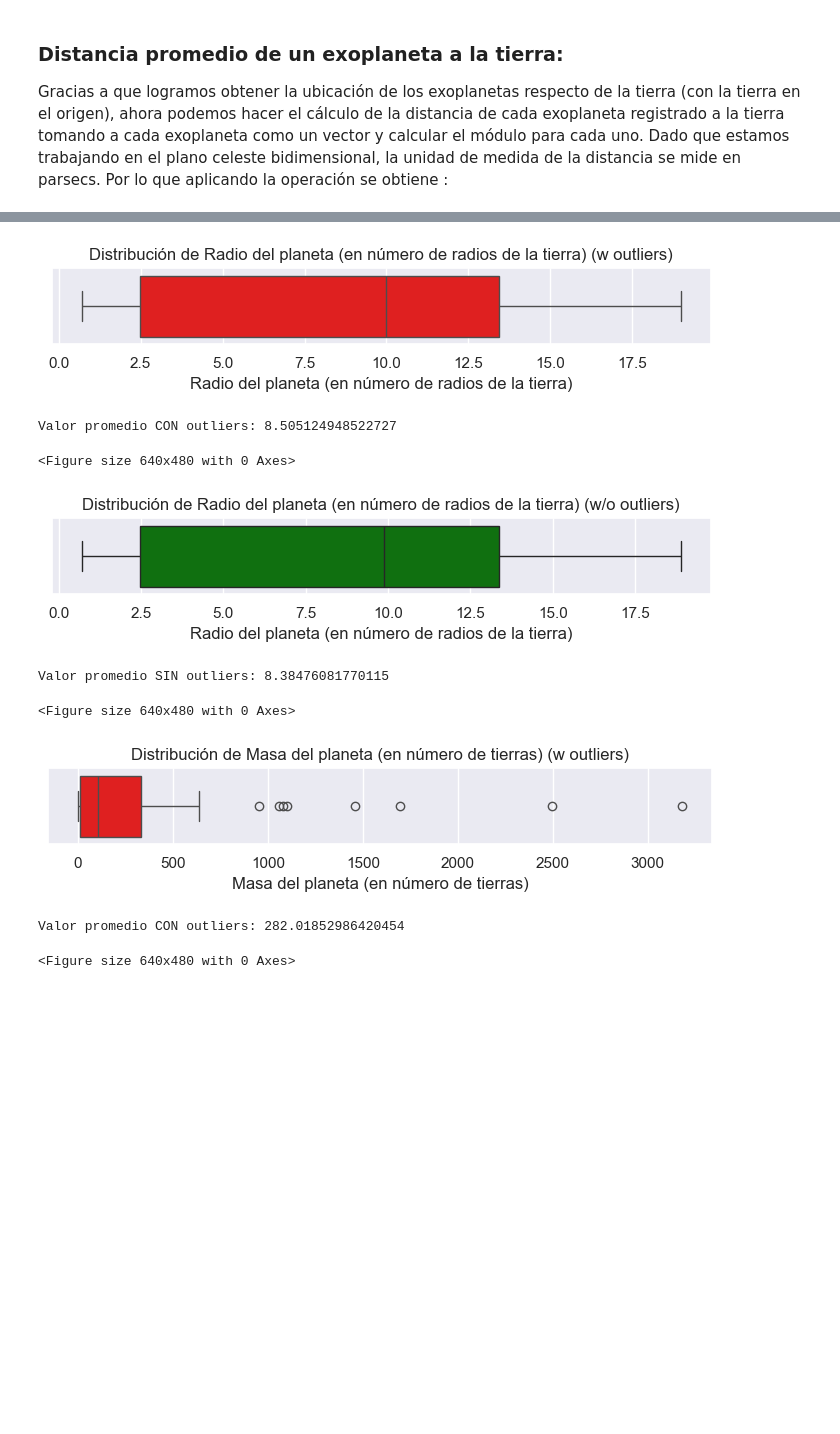
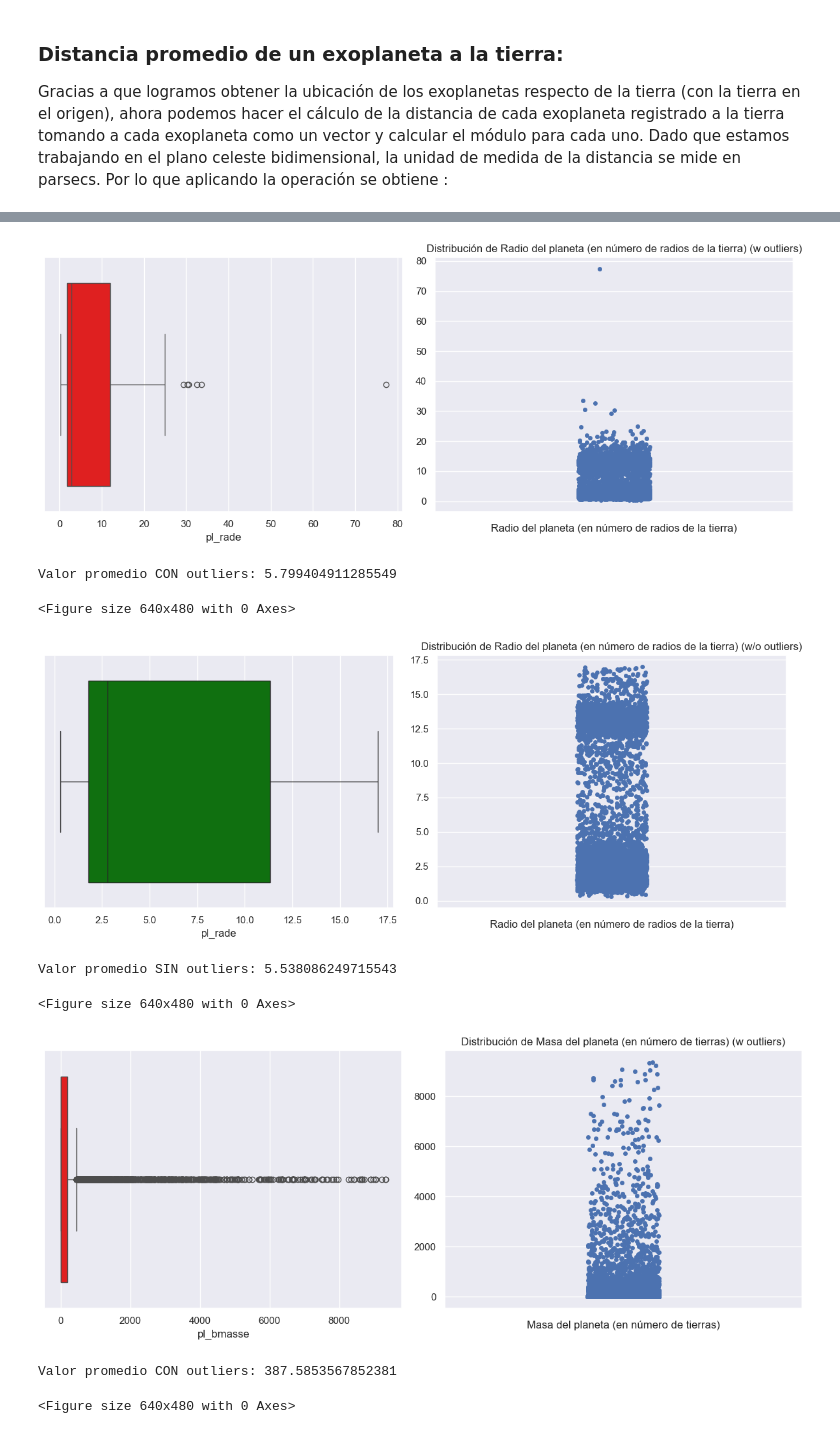
Before and after one commit to raylovesmusic/IMT2200-Proyecto-Grupal-A.R.D.E, a Jupyter notebook: notebooks/entrega_inicial.ipynb, the cells around one changed output, grey strips where cells are left out. Drawn from its saved outputs; the diff is of its cells as text; code cells hidden in the pictures; blank space fills up the shorter version.

```diff
--- a/notebooks/entrega_inicial.ipynb
+++ b/notebooks/entrega_inicial.ipynb
@@ -272,4 +298,10 @@ dtype: object
 # %%
-df_exoplanets[hostname] = df_exoplanets[hostname].astype('string')
-df_exoplanets[pl_name] = df_exoplanets[pl_name].astype('string')
-df_exoplanets[discoverymethod] = df_exoplanets[discoverymethod].astype('category')
+# Hay fechas con mes '00', las vamos a remplazar por el mes de enero para pasar el dato a datetime
+df_exoplanets[disc_pubdate] = df_exoplanets[disc_pubdate].str.replace('-00', '-01')
+
+df_exoplanets = df_exoplanets.astype({hostname: 'string', pl_name: 'string', discoverymethod: 'category'})
+df_exoplanets[disc_pubdate] = pd.to_datetime(df_exoplanets[disc_pubdate]).dt.to_period('M')
+
+#Ordenamos el df por fechas desde la publicación más reciente a la publicación más antigua
+df_exoplanets = df_exoplanets.sort_values(by=disc_pubdate,  ascending=False, ignore_index=True)
+df_exoplanets.head()
@@ -306,9 +351,9 @@ df_discovery = df[[pl_name, discoverymethod, disc_year,
                    disc_facility, disc_telescope, disc_instrument,
                    rv_flag, pul_flag, ptv_flag, tran_flag,
                    ast_flag, obm_flag, micro_flag, etv_flag,
-                   ima_flag, dkin_flag, soltype]].copy()
+                   ima_flag, dkin_flag]].copy()
 
-df_discovery.head()
+df_discovery.head(10)
 # %% [output]
 |  | pl_name | discoverymethod | disc_year | disc_refname | disc_pubdate | disc_locale | disc_facility | ... |
 | rowid |  |  |  |  |  |  |  | ... |
@@ -349,5 +407,4 @@ soltype             object
 dtype: object
 # %%
 df_discovery[discoverymethod] = df_discovery[discoverymethod].astype('category')
-df_discovery[soltype] = df_discovery[soltype].astype('category')
 # %% [markdown]
@@ -361,8 +418,7 @@ df_discovery[soltype] = df_discovery[soltype].astype('category')
 
 ##### Investigando un poco sobre hitos astronómicos que ocurren en estos años, lo que principalmente destaca es el desarrollo de la misión K2 de NASA, que corresponde a la segunda parte y continuación de la misión Kepler dedicada a la busqueda de exoplanetas.
 # %%
-df_discovery['rowupdate'] = df['rowupdate']
-discovery_time = df_discovery.drop_duplicates(subset= ['pl_name'], keep='last').sort_values(by= [disc_year, discoverymethod], ascending=True, ignore_index=True)
+discovery_time = df_discovery.sort_values(by= [disc_year, discoverymethod], ascending=True, ignore_index=True)
 
 #Para ver las categorías que tenemos
 discovery_time[discoverymethod].unique()
@@ -534,55 +586,58 @@ Una de las incógnitas más importantes de este proyecto es poder conocer qué p
 # %%
 dict = {
     'pl_rade':  'Radio del planeta (en número de radios de la tierra)',
-    'pl_masse':'Masa del planeta (en número de tierras)',
+    'pl_bmasse':'Masa del planeta (en número de tierras)',
     'pl_eqt':   'Temperatura de equilibrio del planeta (Kelvin)',
     'sy_dist':  'Distancia al Sistema Solar (parsecs)',
     'st_teff':  'Temperatura de la estrella (Kelvin)',
     'st_rad':   'Radio de la estrella (en número de radios del sol)',
 }
 
-#Preservamos la copia más actualizada con la información de cada exoplaneta
-d_base = df_exoplanets.sort_values(by = 'rowupdate', ascending=True).drop_duplicates(subset=[pl_name], keep = 'last').dropna()
+#Usar este dataframe para el exoplaneta promedio
+exo_clean = df_exoplanets.copy()
 
 for col, label in dict.items():
-    serie = d_base[col]
+    serie = exo_clean[col]
 
-    plt.figure(figsize=(7, 1.8))
-    sns.boxplot(x=serie, color= "red")
+    fig, ax = plt.subplots(nrows=1, ncols=2, figsize=(12, 5))
+    sns.boxplot(x=serie, color= "red", ax=ax[0])
+    sns.stripplot(y=serie, jitter=True, ax=ax[1])
 
     plt.xlabel(label)
     plt.ylabel('')
     plt.title(f"Distribución de {label} (w outliers)")
     plt.tight_layout()
     plt.show()
     print(f'Valor promedio CON outliers: {serie.mean()}')
     plt.savefig(join('..', 'output-figures', f'distribucion-{col}-con-outliers-boxplot.png'), format='png')
 
     #Vamos a eliminar los outliers manualmente:
     q1 = serie.quantile(0.25)
     q3 = serie.quantile(0.75)
     rango_intercuartil = q3 - q1
     lim_sup = q1 + (1.5 * rango_intercuartil)
     lim_inf = q3 - (1.5 * rango_intercuartil)
 
     no_outliers = serie[(serie >= lim_inf) & (serie <= lim_sup)]
-    plt.figure(figsize=(7, 1.8))
-    sns.boxplot(x=no_outliers, color= "green")
+
+    fig, ax = plt.subplots(nrows=1, ncols=2, figsize=(12, 5))
+    sns.boxplot(x=no_outliers, color= "green", ax=ax[0])
+    sns.stripplot(y=no_outliers, jitter=True, ax=ax[1])
 
     plt.xlabel(label)
     plt.ylabel('')
     plt.title(f"Distribución de {label} (w/o outliers)")
     plt.tight_layout()
     plt.show()
     print(f'Valor promedio SIN outliers: {no_outliers.mean()}')
     plt.savefig(join('..', 'output-figures', f'distribucion-{col}-clean-boxplot.png'), format='png')
 # %% [output]
-[figure, old version]
+[figure, new version]
-Valor promedio CON outliers: 8.505124948522727
+Valor promedio CON outliers: 5.799404911285549
 <Figure size 640x480 with 0 Axes>
-[figure, old version]
+[figure, new version]
-Valor promedio SIN outliers: 8.38476081770115
+Valor promedio SIN outliers: 5.538086249715543
 <Figure size 640x480 with 0 Axes>
-[figure, old version]
+[figure, new version]
-Valor promedio CON outliers: 282.01852986420454
+Valor promedio CON outliers: 387.5853567852381
 <Figure size 640x480 with 0 Axes>
```
Also changed, not shown: parts of 35 cells of this notebook, 6 other files.
